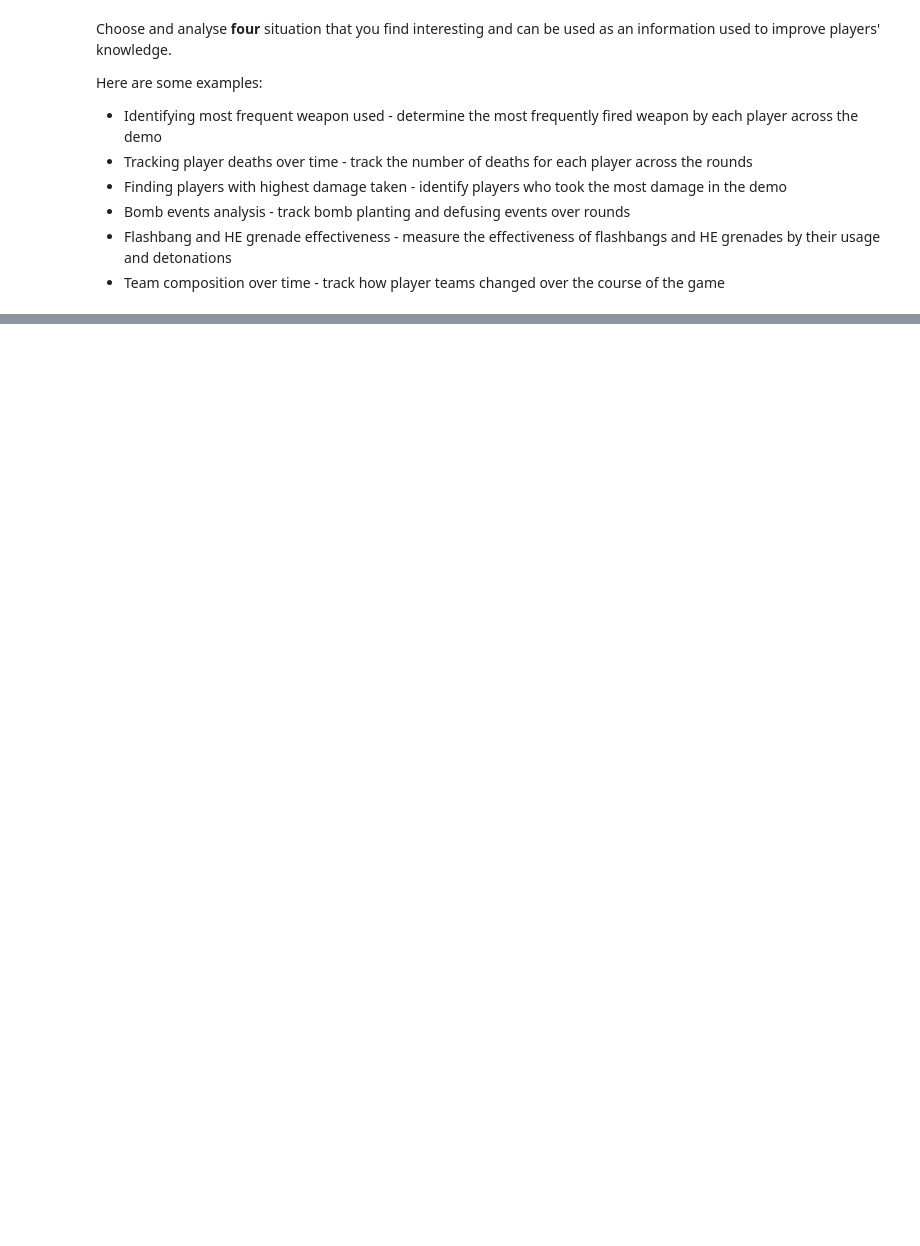
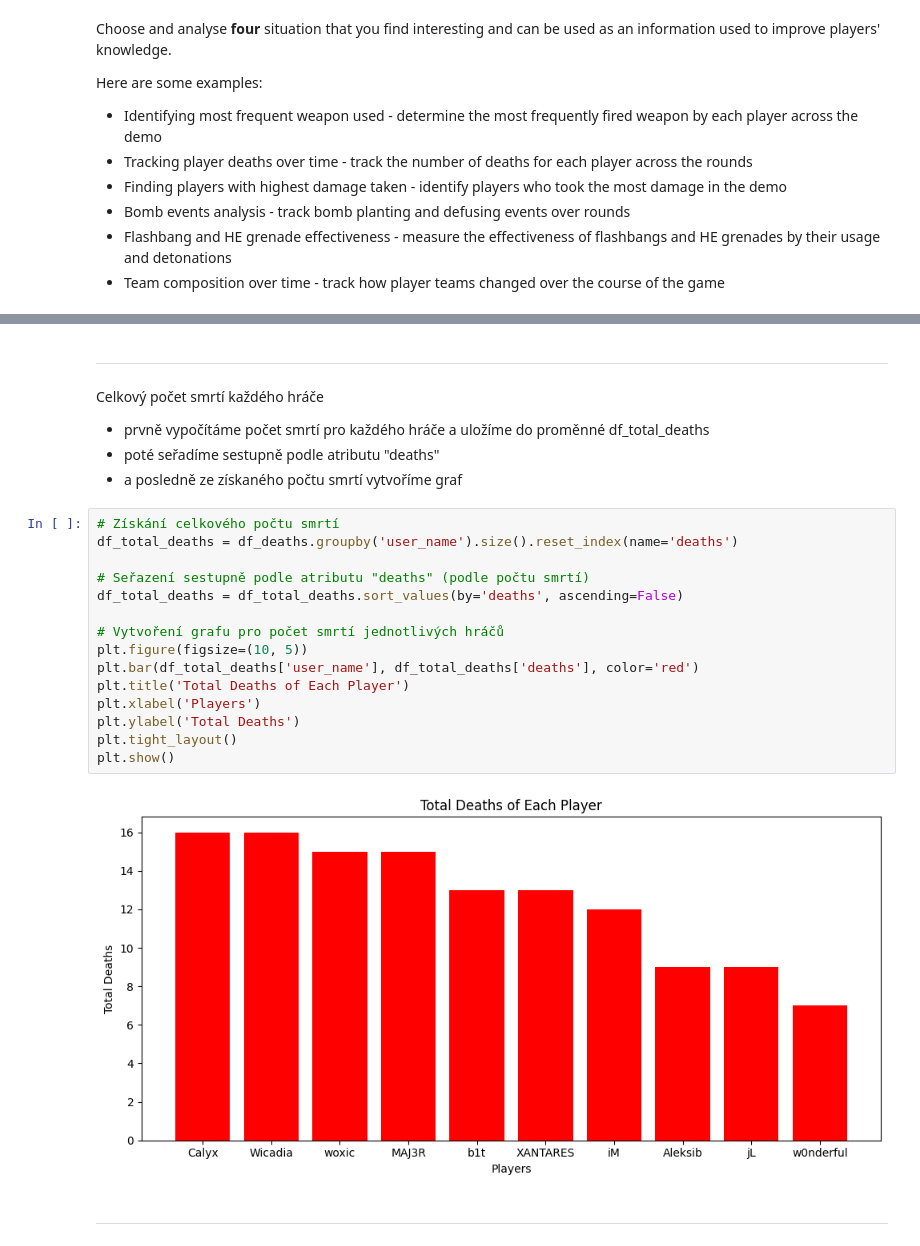
Before and after one commit to MartySagin/ESPORT, a Jupyter notebook: task1.ipynb, the cells around one changed output, grey strips where cells are left out. Saved outputs shown, nothing was run; the diff lists cells and outputs as text; blank space fills up the shorter version.

```diff
--- a/task1.ipynb
+++ b/task1.ipynb
@@ -444,0 +477,26 @@ draw_movement(df_flashbang_detonations, title='Flashbangs Detonations Positions'
+# %% [markdown]
+---------------------------------------------------------------------------
+# %% [markdown]
+Celkový počet smrtí každého hráče
+- prvně vypočítáme počet smrtí pro každého hráče a uložíme do proměnné df_total_deaths
+- poté seřadíme sestupně podle atributu "deaths"
+- a posledně ze získaného počtu smrtí vytvoříme graf
+# %%
+# Získání celkového počtu smrtí
+df_total_deaths = df_deaths.groupby('user_name').size().reset_index(name='deaths')
+
+# Seřazení sestupně podle atributu "deaths" (podle počtu smrtí)
+df_total_deaths = df_total_deaths.sort_values(by='deaths', ascending=False)
+
+# Vytvoření grafu pro počet smrtí jednotlivých hráčů
+plt.figure(figsize=(10, 5))
+plt.bar(df_total_deaths['user_name'], df_total_deaths['deaths'], color='red')
+plt.title('Total Deaths of Each Player')
+plt.xlabel('Players')
+plt.ylabel('Total Deaths')
+plt.tight_layout()
+plt.show()
+# %% [output]
+[figure, added]
+# %% [markdown]
+---------------------------------------------------------------------------
```
Also changed, not shown: parts of 40 cells of this notebook.
